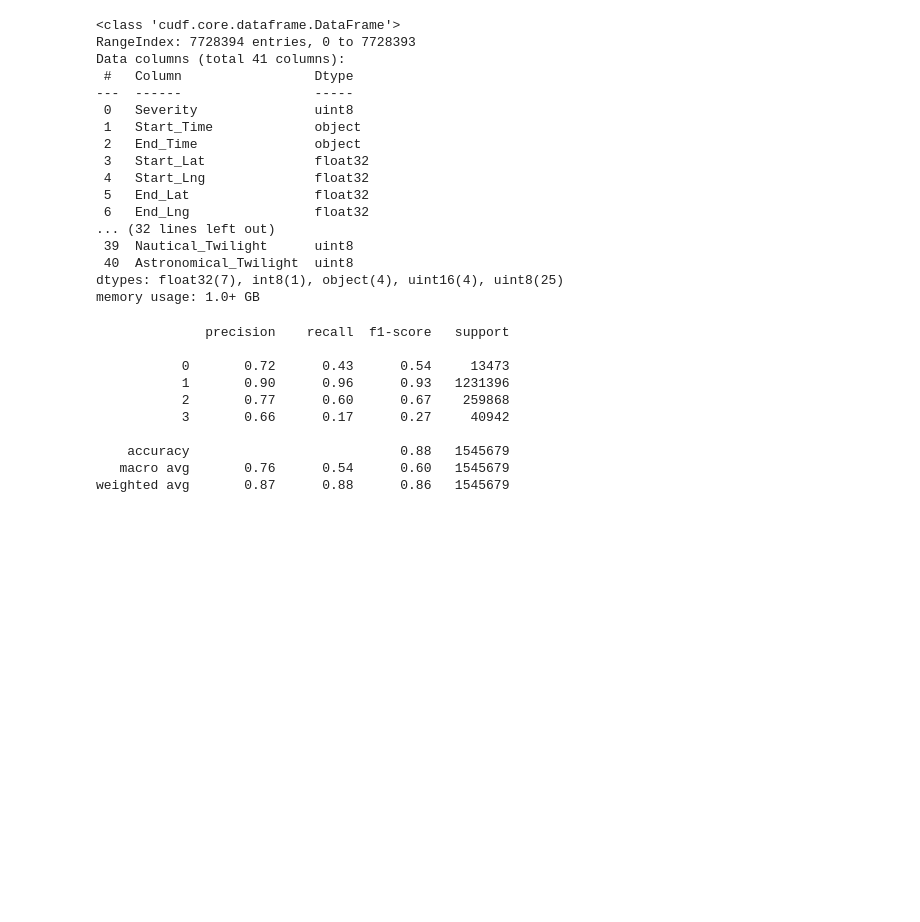
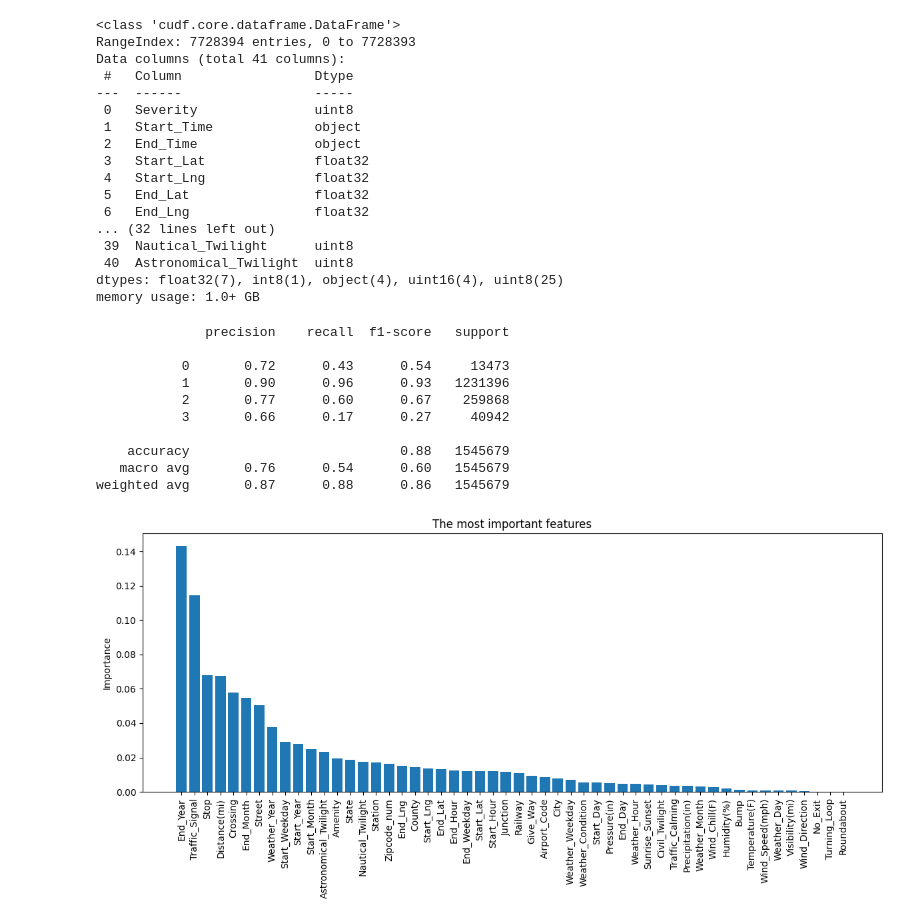
Before and after one commit to mohamad-hk/Influencing-factors-in-America-accidents, a Jupyter notebook: Accident.ipynb, the cells around one changed output. Cells and saved outputs as stored; diff of their text form; code cells hidden in the pictures; blank space fills up the shorter version.

Commit message:
Find the most importance factors

```diff
--- a/Accident.ipynb
+++ b/Accident.ipynb
@@ -198,3 +198,17 @@ print(classification_report(y_test, y_pred))
     accuracy                           0.88   1545679
    macro avg       0.76      0.54      0.60   1545679
 weighted avg       0.87      0.88      0.86   1545679
+# %%
+importances = model.feature_importances_
+indices = np.argsort(importances)[::-1]
+feature_names = X.columns
+
+plt.figure(figsize=(12, 6))
+plt.title("The most important features")
+plt.bar(range(len(indices)), importances[indices], align="center")
+plt.xticks(range(len(indices)), feature_names[indices], rotation=90)
+plt.ylabel("Importance")
+plt.tight_layout()
+plt.show()
+# %% [output]
+[figure, added]
```
